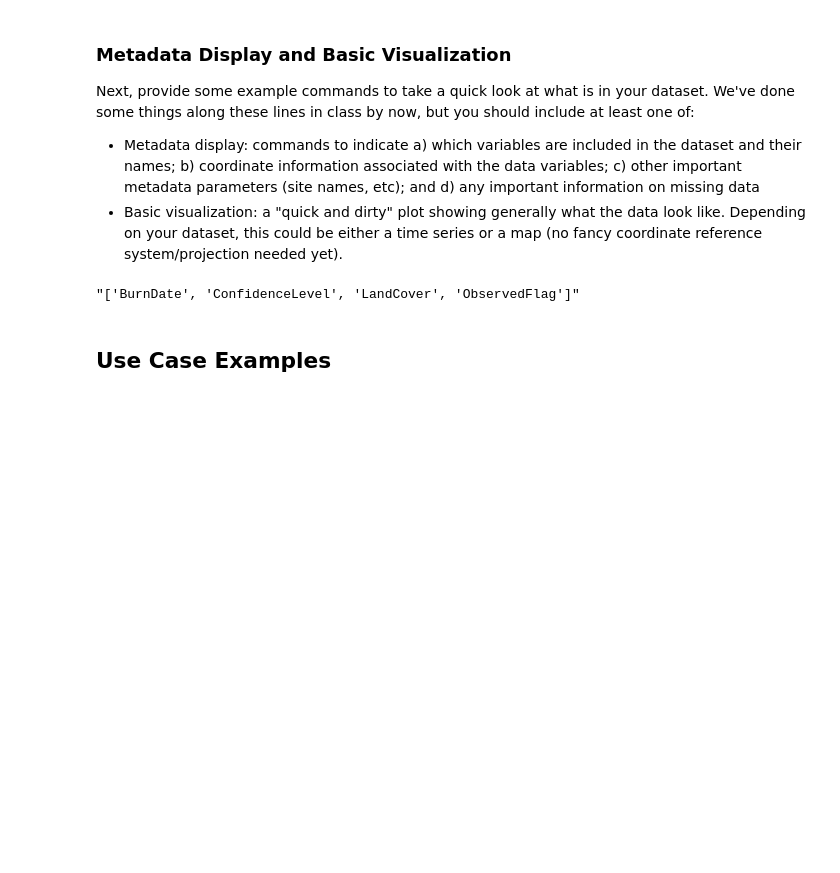
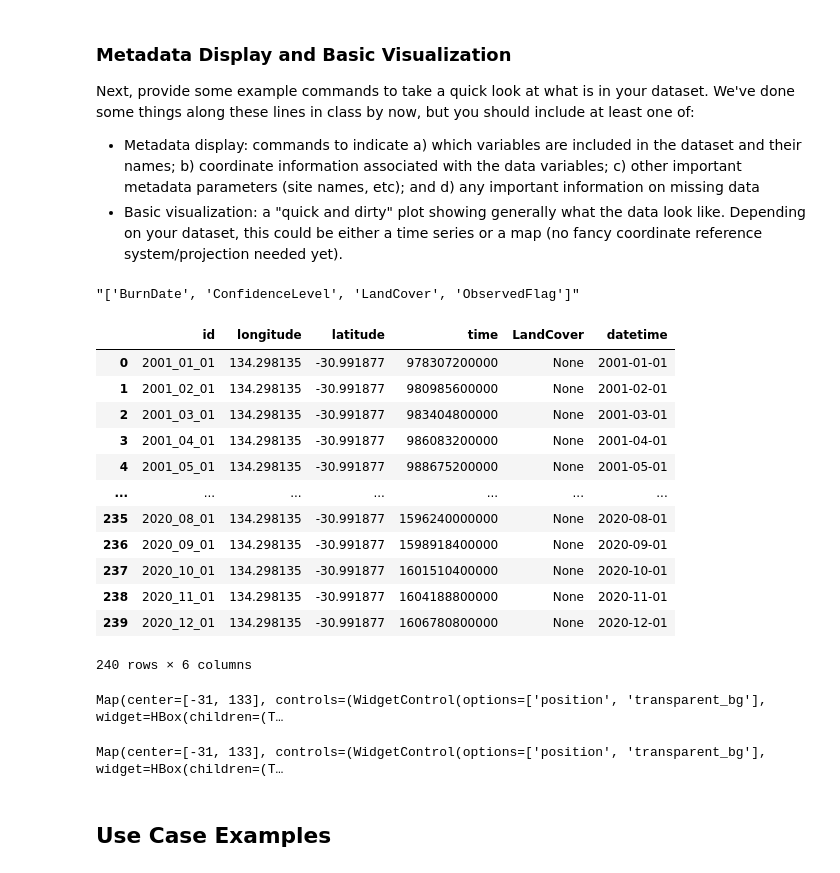
Before and after one commit to EDS220-Fall2022-org/homework-2-team9, a Jupyter notebook: final_project_team9.ipynb, the cells around one changed output. Saved outputs shown, nothing was run; the diff lists cells and outputs as text; code cells hidden in the pictures; blank space fills up the shorter version.

```diff
--- a/final_project_team9.ipynb
+++ b/final_project_team9.ipynb
@@ -129,25 +129,39 @@ str(bands.getInfo())
 # %%
 ## Exploring the data and seeing bands
 
 ## Pulling Land Cover from data
 region = burned_area.select("LandCover")
 ts = region.getRegion(poi, scale).getInfo()
 
 #Transforming the ts into a data frame
 df_australia = pd.DataFrame(ts)
 
 headers=df_australia.loc[0] # Assign the first entry in the data frame to a variable called "headers"
 # print(headers) # Look at headers
 
 #new data frame with headers as column names
 df = pd.DataFrame(df_australia.values[1:], columns=headers)     # Make a new data frame out of the old one, but assigning the names we just retrieved as actual column headers
 ## double checking that the headers are now columns
 
 # print(df)
 
 #now manipulating time column
 df['datetime'] = pd.to_datetime(df['time'], unit='ms')
-# df
+df
+# %% [output]
+|  | id | longitude | latitude | time | LandCover | datetime |
+| 0 | 2001_01_01 | 134.298135 | -30.991877 | 978307200000 | None | 2001-01-01 |
+| 1 | 2001_02_01 | 134.298135 | -30.991877 | 980985600000 | None | 2001-02-01 |
+| 2 | 2001_03_01 | 134.298135 | -30.991877 | 983404800000 | None | 2001-03-01 |
+| 3 | 2001_04_01 | 134.298135 | -30.991877 | 986083200000 | None | 2001-04-01 |
+| 4 | 2001_05_01 | 134.298135 | -30.991877 | 988675200000 | None | 2001-05-01 |
+| ... | ... | ... | ... | ... | ... | ... |
+| 235 | 2020_08_01 | 134.298135 | -30.991877 | 1596240000000 | None | 2020-08-01 |
+| 236 | 2020_09_01 | 134.298135 | -30.991877 | 1598918400000 | None | 2020-09-01 |
+| 237 | 2020_10_01 | 134.298135 | -30.991877 | 1601510400000 | None | 2020-10-01 |
+| 238 | 2020_11_01 | 134.298135 | -30.991877 | 1604188800000 | None | 2020-11-01 |
+| 239 | 2020_12_01 | 134.298135 | -30.991877 | 1606780800000 | None | 2020-12-01 |
+240 rows × 6 columns
 # %%
 ## Making GEE maps of Australia LandCover before and after the 2019 Wildfire
 
@@ -161,8 +175,7 @@ visParams = {'bands': ['LandCover'],
              'palette': ['ff0000', 'fd4100', 'fb8200', 'f9c400', 'f2ff00', 'b6ff05',
     '7aff0a', '3eff0f', '02ff15', '00ff55', '00ff99', '00ffdd',
     '00ddff', '0098ff', '0052ff', '0210ff', '3a0dfb', '7209f6',
-    'a905f1', 'e102ed', 'ff00cc', 'ff0089', 'ff0047', 'ff0004'],
-             'opacity': .7,
+    'a905f1', 'e102ed', 'ff00cc', 'ff0089', 'ff0047', 'ff0004']
             }
 
 # Define parameters for GEE base map
@@ -179,7 +192,9 @@ t_before_f=burned_area.filter(ee.Filter.date('2015-01-01', '2018-12-30')).mean()
 map_before_f.addLayer(t_before_f, visParams)
 
 # Draw map
-# map_before_f
+map_before_f
+# %% [output]
+Map(center=[-31, 133], controls=(WidgetControl(options=['position', 'transparent_bg'], widget=HBox(children=(T…
 # %%
 ## Making GEE maps of Australia LandCover before and after the 2019 Wildfire
 
@@ -193,8 +208,7 @@ visParams = {'bands': ['LandCover'],
              'palette': ['ff0000', 'fd4100', 'fb8200', 'f9c400', 'f2ff00', 'b6ff05',
     '7aff0a', '3eff0f', '02ff15', '00ff55', '00ff99', '00ffdd',
     '00ddff', '0098ff', '0052ff', '0210ff', '3a0dfb', '7209f6',
-    'a905f1', 'e102ed', 'ff00cc', 'ff0089', 'ff0047', 'ff0004'],
-             'opacity': .7,
+    'a905f1', 'e102ed', 'ff00cc', 'ff0089', 'ff0047', 'ff0004']
             }
 
 # Define parameters for GEE base map
@@ -211,7 +225,9 @@ t_after_f=burned_area.filter(ee.Filter.date('2019-06-01', '2020-05-30')).mean();
 map_after_f.addLayer(t_after_f, visParams)
 
 # Draw map
-# map_after_f
+map_after_f
+# %% [output]
+Map(center=[-31, 133], controls=(WidgetControl(options=['position', 'transparent_bg'], widget=HBox(children=(T…
 # %% [markdown]
 <a id='usecases'></a>
 ## Use Case Examples
```
Also changed, not shown: parts of 3 cells of this notebook.
